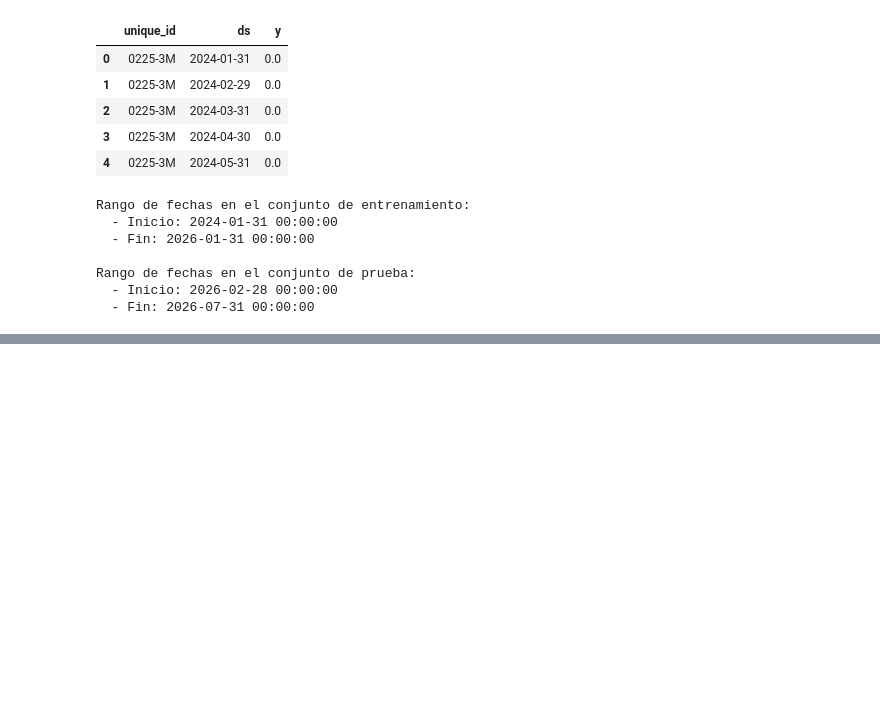
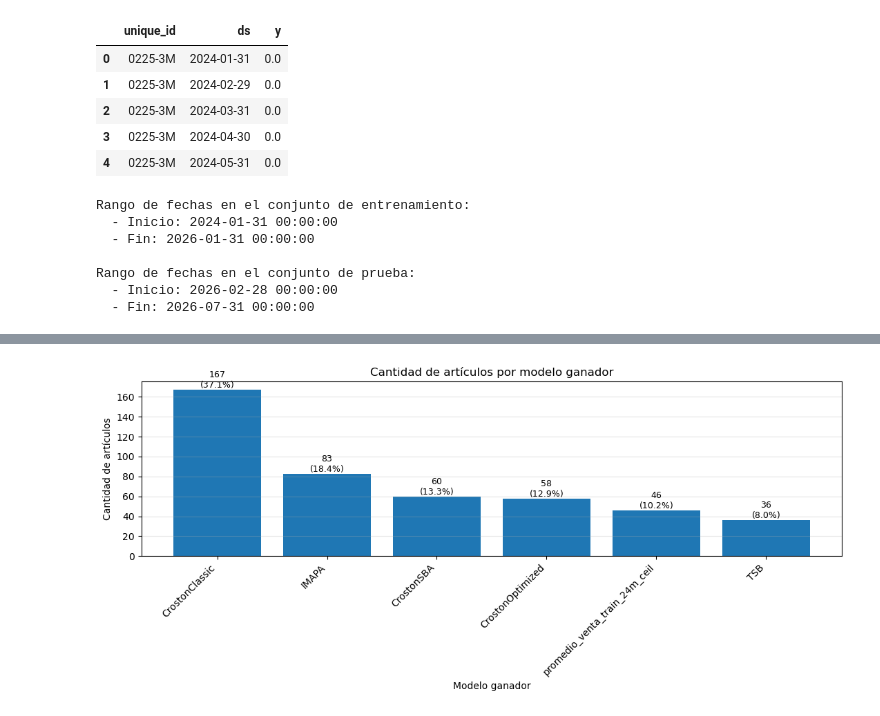
Before and after one commit to choppeb7/Tesis-Master-AI, a Jupyter notebook: 6_Forecast_series_temporales.ipynb, the cells around one changed output, grey strips where cells are left out. Drawn from its saved outputs; the diff is of its cells as text; code cells hidden in the pictures; blank space fills up the shorter version.

```diff
--- a/6_Forecast_series_temporales.ipynb
+++ b/6_Forecast_series_temporales.ipynb
@@ -325,3 +411,7 @@ Rango de fechas en el conjunto de prueba:
+# %%
+dummy_meses=24
+
+df_dummy_mean_last24m = dummy_model_X_meses(df_sf, dummy_meses=dummy_meses, horizonte_evaluacion=6)
 # %%
 # ============================================================
 # Entrenar modelos intermitentes con StatsForecast
@@ -348,0 +890,15 @@ df_forecast_intermitente.head()
+# %%
+# ============================================================
+# Calcular métricas por unique_id y modelo
+# ============================================================
+
+df_metricas_articulo_modelo = (
+    df_eval_long
+    .groupby(["unique_id", "modelo"], as_index=False)
+    .apply(calcular_metricas_articulo_modelo)
+    .reset_index(drop=True)
+)
+
+df_metricas_articulo_modelo = df_metricas_articulo_modelo.round(4)
+
+df_metricas_articulo_modelo.head(20)
@@ -348,0 +1017,37 @@ df_forecast_intermitente.head()
+# %%
+# ============================================================
+# Gráfico de barras - modelo ganador
+# ============================================================
+
+df_plot_modelo_ganador = df_segmentacion_modelo_ganador.sort_values(
+    "cantidad_articulos",
+    ascending=False
+)
+
+plt.figure(figsize=(11, 5))
+
+plt.bar(
+    df_plot_modelo_ganador["modelo_ganador"],
+    df_plot_modelo_ganador["cantidad_articulos"]
+)
+
+plt.title("Cantidad de artículos por modelo ganador")
+plt.xlabel("Modelo ganador")
+plt.ylabel("Cantidad de artículos")
+plt.xticks(rotation=45, ha="right")
+plt.grid(axis="y", alpha=0.3)
+
+for i, fila in df_plot_modelo_ganador.reset_index(drop=True).iterrows():
+    plt.text(
+        i,
+        fila["cantidad_articulos"],
+        f"{int(fila['cantidad_articulos'])}\n({fila['porcentaje_articulos']:.1f}%)",
+        ha="center",
+        va="bottom",
+        fontsize=9
+    )
+
+plt.tight_layout()
+plt.show()
+# %% [output]
+[figure, added]
```
Also changed, not shown: parts of 35 cells of this notebook.
